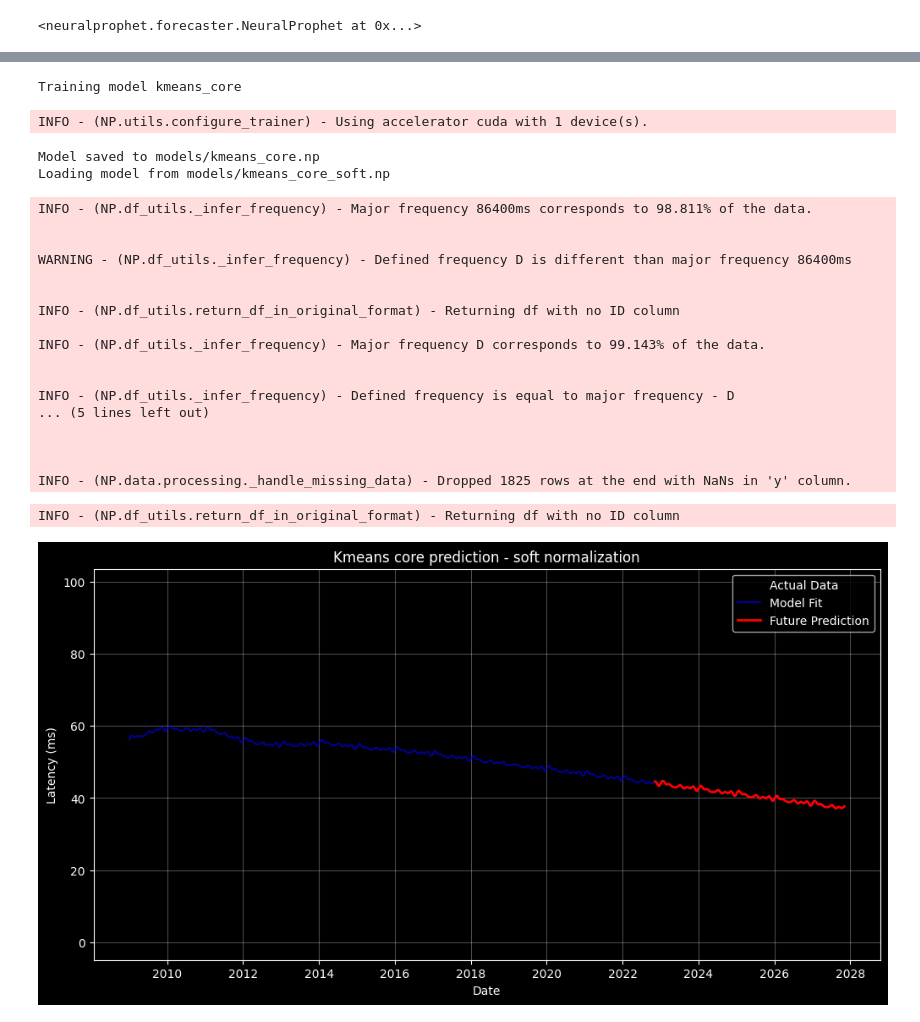
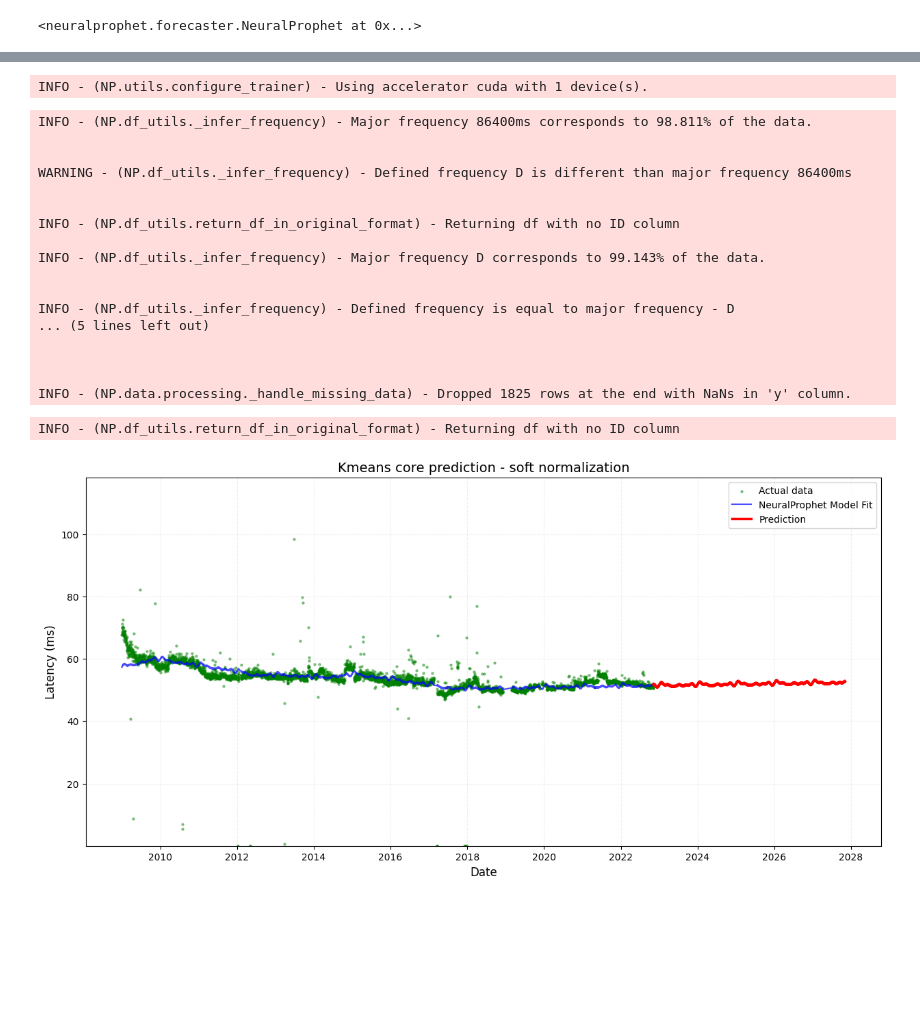
Before and after one commit to Crelip/ML_Ping, a Jupyter notebook: trends.ipynb, the cells around one changed output, grey strips where cells are left out. Drawn from its saved outputs; the diff is of its cells as text; code cells hidden in the pictures; blank space fills up the shorter version.

```diff
--- a/trends.ipynb
+++ b/trends.ipynb
@@ -9,13 +9,12 @@ from dotenv import load_dotenv
 load_dotenv()
 import polars as pl
 %load_ext cuml.accel
-from sklearn.cluster import KMeans
-from sklearn.preprocessing import StandardScaler
 import matplotlib.pyplot as plt
-import cupy as cp
+import numpy as np
 db_eng = "adbc"
 db_uri = os.getenv("DB_URI")
 torch.cuda.set_device(0)
+plt.style.use("default")
 # %%
 # Getting relevant latency data
 df_clustered = pl.read_parquet("data/characteristics_clustered.parquet")
@@ -113,6 +123,7 @@ def visualize_forecast_neuralprophet(df, model_name, title, num_periods):
     if not os.path.exists(save_path):
         print(f"model file {save_path} not found")
         return
+
     print(f"Loading model from {save_path}")
     model = torch.load(save_path, weights_only=False)
 
@@ -126,17 +137,25 @@ def visualize_forecast_neuralprophet(df, model_name, title, num_periods):
     future = model.make_future_dataframe(df=pdf, periods=num_periods, n_historic_predictions=True)
     forecast = model.predict(future)
 
-    plt.figure(figsize=(12, 6))
-    plt.scatter(pdf['ds'], pdf['y'], color='black', s=10, alpha=0.3, label='Actual Data')
-    plt.plot(forecast['ds'], forecast['yhat1'], label='Model Fit', color='blue', alpha=0.6)
+    plt.figure(figsize=(15, 7))
+
+    plt.scatter(pdf['ds'], pdf['y'], color='green', s=5, alpha=0.4, label='Actual data')
+
+    plt.plot(forecast['ds'], forecast['yhat1'], label='NeuralProphet Model Fit', color='blue', lw=1.5, alpha=0.7)
+
     forecast_period = forecast.tail(num_periods)
-    plt.plot(forecast_period['ds'], forecast_period['yhat1'], color='red', linewidth=2, label='Future Prediction')
+    plt.plot(forecast_period['ds'], forecast_period['yhat1'], color='red', linewidth=2.5, label='Prediction')
 
-    plt.title(title)
-    plt.xlabel("Date")
-    plt.ylabel("Latency (ms)")
-    plt.legend()
-    plt.grid(True, alpha=0.3)
+    y_min = pdf['y'].min() * 0.8
+    y_max = pdf['y'].max() * 1.2
+    plt.ylim(y_min, y_max)
+
+    plt.title(title, fontsize=14)
+    plt.xlabel("Date", fontsize=12)
+    plt.ylabel("Latency (ms)", fontsize=12)
+    plt.legend(loc='upper right')
+    plt.grid(True, linestyle='--', alpha=0.2)
+
     plt.show()
 # %%
 # Visualizing raw network latency trend data
@@ -324,7 +346,7 @@ def train_validate_and_save_neural_prophet_model(df, model_name, freq="D", norma
     pdf["y"] = pd.to_numeric(pdf["y"])
 
     model = neuralprophet.NeuralProphet(
-        weekly_seasonality=False,
+        weekly_seasonality=True,
         daily_seasonality=False,
         yearly_seasonality=True,
         normalize=normalize,
@@ -333,7 +355,7 @@ def train_validate_and_save_neural_prophet_model(df, model_name, freq="D", norma
         learning_rate=learning_rate
     )
 
-    train_df, validation_df = model.split_df(pdf, freq=freq, valid_p=0.25)
+    train_df, validation_df = model.split_df(pdf, freq=freq, valid_p=0.15)
 
     print(f"Training model {model_name}")
     metrics = model.fit(train_df, validation_df=validation_df, freq=freq, batch_size=64)
@@ -426,4 +449,3 @@ Model saved to models/kmeans_core_soft.np
 # %%
-train_validate_and_save_neural_prophet_model(core_df, "kmeans_core", normalize="off")
 visualize_forecast_neuralprophet(core_df, "kmeans_core_soft", "Kmeans core prediction - soft normalization", num_periods=(5 * 365))
 # %% [output]
@@ -448,26 +453,23 @@ INFO - (NP.config.set_auto_batch_epoch) - Auto-set epochs to 80
-Training model kmeans_core
+INFO - (NP.utils.configure_trainer) - Using accelerator cuda with 1 device(s).
-INFO - (NP.utils.configure_trainer) - Using accelerator cuda with 1 device(s).
+INFO - (NP.df_utils._infer_frequency) - Major frequency 86400ms corresponds to 98.811% of the data.
+
+
+WARNING - (NP.df_utils._infer_frequency) - Defined frequency D is different than major frequency 86400ms
+
+
+INFO - (NP.df_utils.return_df_in_original_format) - Returning df with no ID column
+
+INFO - (NP.df_utils._infer_frequency) - Major frequency D corresponds to 99.143% of the data.
+
+
+INFO - (NP.df_utils._infer_frequency) - Defined frequency is equal to major frequency - D
+... (5 lines left out)
+
+
+
+INFO - (NP.data.processing._handle_missing_data) - Dropped 1825 rows at the end with NaNs in 'y' column.
-Model saved to models/kmeans_core.np
-Loading model from models/kmeans_core_soft.np
+INFO - (NP.df_utils.return_df_in_original_format) - Returning df with no ID column
-INFO - (NP.df_utils._infer_frequency) - Major frequency 86400ms corresponds to 98.811% of the data.
-
-
-WARNING - (NP.df_utils._infer_frequency) - Defined frequency D is different than major frequency 86400ms
-
-
-INFO - (NP.df_utils.return_df_in_original_format) - Returning df with no ID column
-
-INFO - (NP.df_utils._infer_frequency) - Major frequency D corresponds to 99.143% of the data.
-
-
-INFO - (NP.df_utils._infer_frequency) - Defined frequency is equal to major frequency - D
-... (5 lines left out)
-
-
-
-INFO - (NP.data.processing._handle_missing_data) - Dropped 1825 rows at the end with NaNs in 'y' column.
-INFO - (NP.df_utils.return_df_in_original_format) - Returning df with no ID column
-[figure, old version]
+[figure, new version]
 # %%
 # Training NeuralProphet with minmax normalization
 core_df = pl.read_parquet("data/trend_cluster_kmeans_0.parquet")
```
Also changed, not shown: parts of 22 cells of this notebook, 2 other files.
